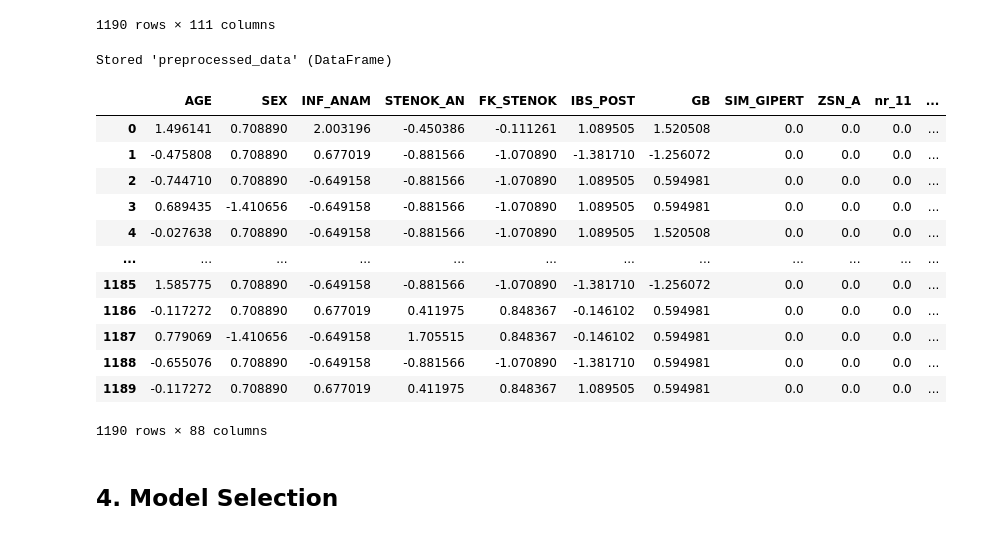
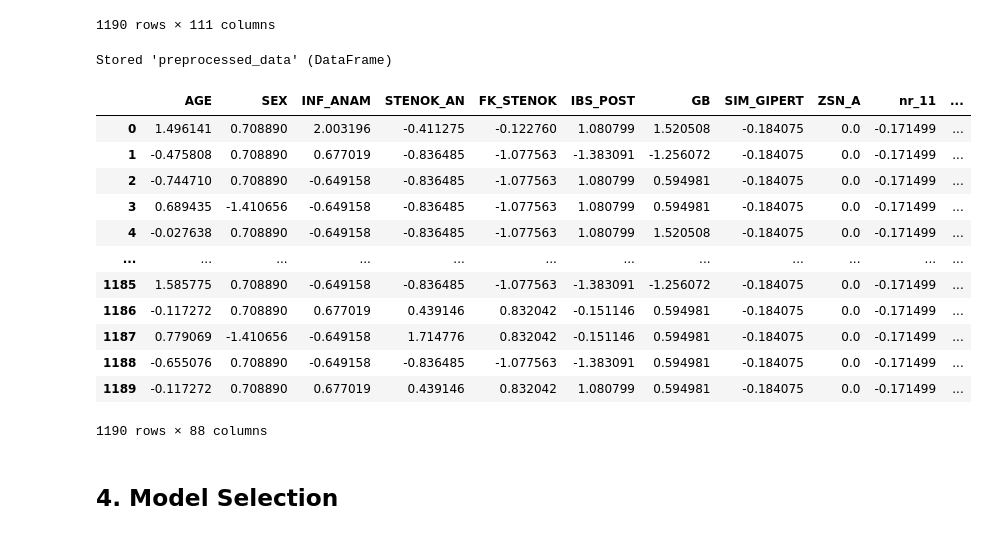
Before and after one commit to danghaidang04/Myocardial_Infraction_Complications_Analysis, a Jupyter notebook: main.ipynb, the cells around one changed output. Drawn from its saved outputs; the diff is of its cells as text; code cells hidden in the pictures.

```diff
--- a/main.ipynb
+++ b/main.ipynb
@@ -347,66 +349,83 @@ class OutliersHandler(BaseEstimator, TransformerMixin):
         # Ensure the input is a DataFrame
         X = pd.DataFrame(X)
         for feature in X.columns:
-            X[feature] = X[feature].clip(self.lower_bounds[feature], self.upper_bounds[feature])
+            if feature not in binary_features: # if feature is not binary
+                X[feature] = X[feature].clip(self.lower_bounds[feature], self.upper_bounds[feature])
         return X
+# %%
+def impute_by_type(X, continuous_features, categorical_features):
+    """Fills missing values based on data type, handling potential errors, works with subsets"""
+    for feature in categorical_features:
+        if feature in X.columns:
+            try:
+                X[feature].fillna(X[feature].mode()[0], inplace=True)
+            except KeyError:
+                pass
+    for feature in continuous_features:
+        if feature in X.columns:
+            try:
+                X[feature].fillna(X[feature].mean(axis=0), inplace=True)
+            except KeyError:
+                pass
+    return X
 # %%
 from sklearn.pipeline import Pipeline
-from sklearn.impute import SimpleImputer
 from sklearn.preprocessing import StandardScaler
+from sklearn.preprocessing import FunctionTransformer
 
 # Define dropper pipeline
 dropper = Pipeline(steps=[
     ('column_dropper', ColumnDropper(threshold=100)),
     ('row_dropper', RowDropper(threshold=100))
 ])
 
 # Define preprocessing pipeline
 preprocessing_pipeline = Pipeline(steps=[
     ('dropper', dropper),
     ('outliers_clipper',OutliersHandler(coefficient=1.5)),
-    ('imputation', SimpleImputer(strategy='mean')),  # Fill missing values using mean
+    ('imputation', FunctionTransformer(impute_by_type, kw_args={"continuous_features":continuous_features, "categorical_features":categorical_features })),  # Fill missing values using mean
     ('scaling', StandardScaler())  # Standardize features by removing the mean and scaling to unit variance
 ])
 
 # Apply the preprocessing pipeline to each set
 for i in range(len(y)):
     X_train[i] = preprocessing_pipeline.fit_transform(X_train[i])
     X_val[i] = preprocessing_pipeline.transform(X_val[i])
     X_test[i] = preprocessing_pipeline.transform(X_test[i])
 
-preprocessed_data = pd.DataFrame(data=X_train[0], columns= ['AGE', 'SEX', 'INF_ANAM', 'STENOK_AN', 'FK_STENOK', 'IBS_POST', 'GB',
-                                                            'SIM_GIPERT', 'ZSN_A', 'nr_11', 'nr_01', 'nr_02', 'nr_03', 'nr_04',
-                                                            'nr_07', 'nr_08', 'np_01', 'np_04', 'np_05', 'np_07', 'np_08', 'np_09',
-                                                            'np_10', 'endocr_01', 'endocr_02', 'endocr_03', 'zab_leg_01',
-                                                            'zab_leg_02', 'zab_leg_03', 'zab_leg_04', 'zab_leg_06', 'O_L_POST',
-                                                            'K_SH_POST', 'MP_TP_POST', 'SVT_POST', 'GT_POST', 'FIB_G_POST',
-                                                            'ant_im', 'lat_im', 'inf_im', 'post_im', 'IM_PG_P', 'n_r_ecg_p_01',
-                                                            'n_r_ecg_p_02', 'n_r_ecg_p_03', 'n_r_ecg_p_04', 'n_r_ecg_p_05',
-                                                            'n_r_ecg_p_06', 'n_r_ecg_p_08', 'n_r_ecg_p_09', 'n_r_ecg_p_10',
-                                                            'n_p_ecg_p_01', 'n_p_ecg_p_03', 'n_p_ecg_p_04', 'n_p_ecg_p_05',
-                                                            'n_p_ecg_p_06', 'n_p_ecg_p_07', 'n_p_ecg_p_08', 'n_p_ecg_p_09',
-                                                            'n_p_ecg_p_10', 'n_p_ecg_p_11', 'n_p_ecg_p_12', 'fibr_ter_01',
-                                                            'fibr_ter_02', 'fibr_ter_03', 'fibr_ter_05', 'fibr_ter_06',
-                                                            'fibr_ter_07', 'fibr_ter_08', 'L_BLOOD', 'TIME_B_S', 'R_AB_1_n',
-                                                            'R_AB_2_n', 'R_AB_3_n', 'NITR_S', 'NA_R_1_n', 'NA_R_2_n', 'NA_R_3_n',
-                                                            'NOT_NA_1_n', 'NOT_NA_2_n', 'NOT_NA_3_n', 'LID_S_n', 'B_BLOK_S_n',
-                                                            'ANT_CA_S_n', 'GEPAR_S_n', 'ASP_S_n', 'TIKL_S_n', 'TRENT_S_n'])
+preprocessed_data = pd.DataFrame(data=X_train[0], columns=['AGE', 'SEX', 'INF_ANAM', 'STENOK_AN', 'FK_STENOK', 'IBS_POST', 'GB',
+                                                           'SIM_GIPERT', 'ZSN_A', 'nr_11', 'nr_01', 'nr_02', 'nr_03', 'nr_04',
+                                                           'nr_07', 'nr_08', 'np_01', 'np_04', 'np_05', 'np_07', 'np_08', 'np_09',
+                                                           'np_10', 'endocr_01', 'endocr_02', 'endocr_03', 'zab_leg_01',
+                                                           'zab_leg_02', 'zab_leg_03', 'zab_leg_04', 'zab_leg_06', 'O_L_POST',
+                                                           'K_SH_POST', 'MP_TP_POST', 'SVT_POST', 'GT_POST', 'FIB_G_POST',
+                                                           'ant_im', 'lat_im', 'inf_im', 'post_im', 'IM_PG_P', 'n_r_ecg_p_01',
+                                                           'n_r_ecg_p_02', 'n_r_ecg_p_03', 'n_r_ecg_p_04', 'n_r_ecg_p_05',
+                                                           'n_r_ecg_p_06', 'n_r_ecg_p_08', 'n_r_ecg_p_09', 'n_r_ecg_p_10',
+                                                           'n_p_ecg_p_01', 'n_p_ecg_p_03', 'n_p_ecg_p_04', 'n_p_ecg_p_05',
+                                                           'n_p_ecg_p_06', 'n_p_ecg_p_07', 'n_p_ecg_p_08', 'n_p_ecg_p_09',
+                                                           'n_p_ecg_p_10', 'n_p_ecg_p_11', 'n_p_ecg_p_12', 'fibr_ter_01',
+                                                           'fibr_ter_02', 'fibr_ter_03', 'fibr_ter_05', 'fibr_ter_06',
+                                                           'fibr_ter_07', 'fibr_ter_08', 'L_BLOOD', 'TIME_B_S', 'R_AB_1_n',
+                                                           'R_AB_2_n', 'R_AB_3_n', 'NITR_S', 'NA_R_1_n', 'NA_R_2_n', 'NA_R_3_n',
+                                                           'NOT_NA_1_n', 'NOT_NA_2_n', 'NOT_NA_3_n', 'LID_S_n', 'B_BLOK_S_n',
+                                                           'ANT_CA_S_n', 'GEPAR_S_n', 'ASP_S_n', 'TIKL_S_n', 'TRENT_S_n'])
 %store preprocessed_data
 preprocessed_data
 # %% [output]
 Stored 'preprocessed_data' (DataFrame)
 |  | AGE | SEX | INF_ANAM | STENOK_AN | FK_STENOK | IBS_POST | GB | SIM_GIPERT | ZSN_A | nr_11 | ... |
-| 0 | 1.496141 | 0.708890 | 2.003196 | -0.450386 | -0.111261 | 1.089505 | 1.520508 | 0.0 | 0.0 | 0.0 | ... |
-| 1 | -0.475808 | 0.708890 | 0.677019 | -0.881566 | -1.070890 | -1.381710 | -1.256072 | 0.0 | 0.0 | 0.0 | ... |
-| 2 | -0.744710 | 0.708890 | -0.649158 | -0.881566 | -1.070890 | 1.089505 | 0.594981 | 0.0 | 0.0 | 0.0 | ... |
-| 3 | 0.689435 | -1.410656 | -0.649158 | -0.881566 | -1.070890 | 1.089505 | 0.594981 | 0.0 | 0.0 | 0.0 | ... |
-| 4 | -0.027638 | 0.708890 | -0.649158 | -0.881566 | -1.070890 | 1.089505 | 1.520508 | 0.0 | 0.0 | 0.0 | ... |
+| 0 | 1.496141 | 0.708890 | 2.003196 | -0.411275 | -0.122760 | 1.080799 | 1.520508 | -0.184075 | 0.0 | -0.171499 | ... |
+| 1 | -0.475808 | 0.708890 | 0.677019 | -0.836485 | -1.077563 | -1.383091 | -1.256072 | -0.184075 | 0.0 | -0.171499 | ... |
+| 2 | -0.744710 | 0.708890 | -0.649158 | -0.836485 | -1.077563 | 1.080799 | 0.594981 | -0.184075 | 0.0 | -0.171499 | ... |
+| 3 | 0.689435 | -1.410656 | -0.649158 | -0.836485 | -1.077563 | 1.080799 | 0.594981 | -0.184075 | 0.0 | -0.171499 | ... |
+| 4 | -0.027638 | 0.708890 | -0.649158 | -0.836485 | -1.077563 | 1.080799 | 1.520508 | -0.184075 | 0.0 | -0.171499 | ... |
 | ... | ... | ... | ... | ... | ... | ... | ... | ... | ... | ... | ... |
-| 1185 | 1.585775 | 0.708890 | -0.649158 | -0.881566 | -1.070890 | -1.381710 | -1.256072 | 0.0 | 0.0 | 0.0 | ... |
-| 1186 | -0.117272 | 0.708890 | 0.677019 | 0.411975 | 0.848367 | -0.146102 | 0.594981 | 0.0 | 0.0 | 0.0 | ... |
-| 1187 | 0.779069 | -1.410656 | -0.649158 | 1.705515 | 0.848367 | -0.146102 | 0.594981 | 0.0 | 0.0 | 0.0 | ... |
-| 1188 | -0.655076 | 0.708890 | -0.649158 | -0.881566 | -1.070890 | -1.381710 | 0.594981 | 0.0 | 0.0 | 0.0 | ... |
-| 1189 | -0.117272 | 0.708890 | 0.677019 | 0.411975 | 0.848367 | 1.089505 | 0.594981 | 0.0 | 0.0 | 0.0 | ... |
+| 1185 | 1.585775 | 0.708890 | -0.649158 | -0.836485 | -1.077563 | -1.383091 | -1.256072 | -0.184075 | 0.0 | -0.171499 | ... |
+| 1186 | -0.117272 | 0.708890 | 0.677019 | 0.439146 | 0.832042 | -0.151146 | 0.594981 | -0.184075 | 0.0 | -0.171499 | ... |
+| 1187 | 0.779069 | -1.410656 | -0.649158 | 1.714776 | 0.832042 | -0.151146 | 0.594981 | -0.184075 | 0.0 | -0.171499 | ... |
+| 1188 | -0.655076 | 0.708890 | -0.649158 | -0.836485 | -1.077563 | -1.383091 | 0.594981 | -0.184075 | 0.0 | -0.171499 | ... |
+| 1189 | -0.117272 | 0.708890 | 0.677019 | 0.439146 | 0.832042 | 1.080799 | 0.594981 | -0.184075 | 0.0 | -0.171499 | ... |
 1190 rows × 88 columns
 # %% [markdown]
 ## 4. Model Selection
```
Also changed, not shown: parts of 3 cells of this notebook, 1 other file.
